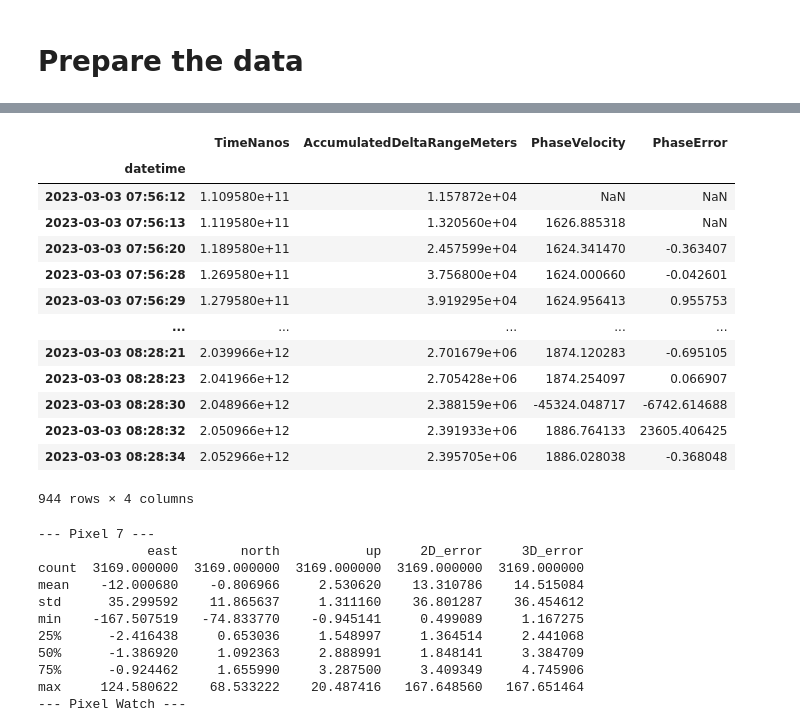
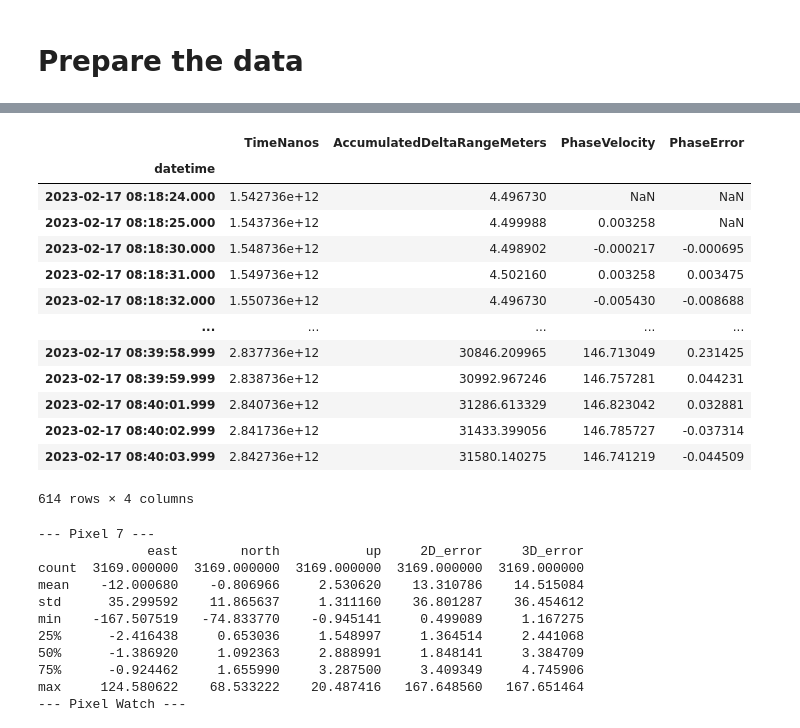
Before and after one commit to agrenier-gnss/MimirAnalyzer, a Jupyter notebook: jupyter/S1_static.ipynb, the cells around one changed output, grey strips where cells are left out. Cells and saved outputs as stored; diff of their text form; code cells hidden in the pictures.

```diff
--- a/jupyter/S1_static.ipynb
+++ b/jupyter/S1_static.ipynb
@@ -20,7 +20,7 @@ from logparser import LogReader, PosReader, RinexReader
 # Load log files
 measurements_log = ['Raw', 'Fix']
 #measurements_RINEX = ['C1C']
-measurements_RINEX = sum([[f"{y}{x}" for y in ['C', 'L', 'D', 'S']] for x in ['1C', '5Q', '2I', '5P']], [])
+measurements_RINEX = sum([[f"{y}{x}" for y in ['C', 'L', 'D', 'S']] for x in ['1C', '1L', '5Q', '2I', '5P', '5A']], [])
 logs = []
 
 log = LogReader(manufacturer="Google", device="Pixel 7", specifiedTags=measurements_log, mode="logger",
@@ -83,20 +81,20 @@ log.ref.df
 # %%
-log.raw.loc[log.raw['prn'].isin(['G30-L1']), ['TimeNanos', 'AccumulatedDeltaRangeMeters', 'PhaseVelocity', 'PhaseError']]
+logs[0].raw.loc[logs[0].raw['prn'].isin(['J195-L1']), ['TimeNanos', 'AccumulatedDeltaRangeMeters', 'PhaseVelocity', 'PhaseError']]
 # %% [output]
 |  | TimeNanos | AccumulatedDeltaRangeMeters | PhaseVelocity | PhaseError |
 | datetime |  |  |  |  |
-| 2023-03-03 07:56:12 | 1.109580e+11 | 1.157872e+04 | NaN | NaN |
-| 2023-03-03 07:56:13 | 1.119580e+11 | 1.320560e+04 | 1626.885318 | NaN |
-| 2023-03-03 07:56:20 | 1.189580e+11 | 2.457599e+04 | 1624.341470 | -0.363407 |
-| 2023-03-03 07:56:28 | 1.269580e+11 | 3.756800e+04 | 1624.000660 | -0.042601 |
-| 2023-03-03 07:56:29 | 1.279580e+11 | 3.919295e+04 | 1624.956413 | 0.955753 |
+| 2023-02-17 08:18:24.000 | 1.542736e+12 | 4.496730 | NaN | NaN |
+| 2023-02-17 08:18:25.000 | 1.543736e+12 | 4.499988 | 0.003258 | NaN |
+| 2023-02-17 08:18:30.000 | 1.548736e+12 | 4.498902 | -0.000217 | -0.000695 |
+| 2023-02-17 08:18:31.000 | 1.549736e+12 | 4.502160 | 0.003258 | 0.003475 |
+| 2023-02-17 08:18:32.000 | 1.550736e+12 | 4.496730 | -0.005430 | -0.008688 |
 | ... | ... | ... | ... | ... |
-| 2023-03-03 08:28:21 | 2.039966e+12 | 2.701679e+06 | 1874.120283 | -0.695105 |
-| 2023-03-03 08:28:23 | 2.041966e+12 | 2.705428e+06 | 1874.254097 | 0.066907 |
-| 2023-03-03 08:28:30 | 2.048966e+12 | 2.388159e+06 | -45324.048717 | -6742.614688 |
-| 2023-03-03 08:28:32 | 2.050966e+12 | 2.391933e+06 | 1886.764133 | 23605.406425 |
-| 2023-03-03 08:28:34 | 2.052966e+12 | 2.395705e+06 | 1886.028038 | -0.368048 |
+| 2023-02-17 08:39:58.999 | 2.837736e+12 | 30846.209965 | 146.713049 | 0.231425 |
+| 2023-02-17 08:39:59.999 | 2.838736e+12 | 30992.967246 | 146.757281 | 0.044231 |
+| 2023-02-17 08:40:01.999 | 2.840736e+12 | 31286.613329 | 146.823042 | 0.032881 |
+| 2023-02-17 08:40:02.999 | 2.841736e+12 | 31433.399056 | 146.785727 | -0.037314 |
+| 2023-02-17 08:40:03.999 | 2.842736e+12 | 31580.140275 | 146.741219 | -0.044509 |
-944 rows × 4 columns
+614 rows × 4 columns
 # %%
 # only keep GPS provider
 log.fix = log.fix.loc[log.fix["provider"] == 'GPS']
```
Also changed, not shown: parts of 17 cells of this notebook, 2 other files.
